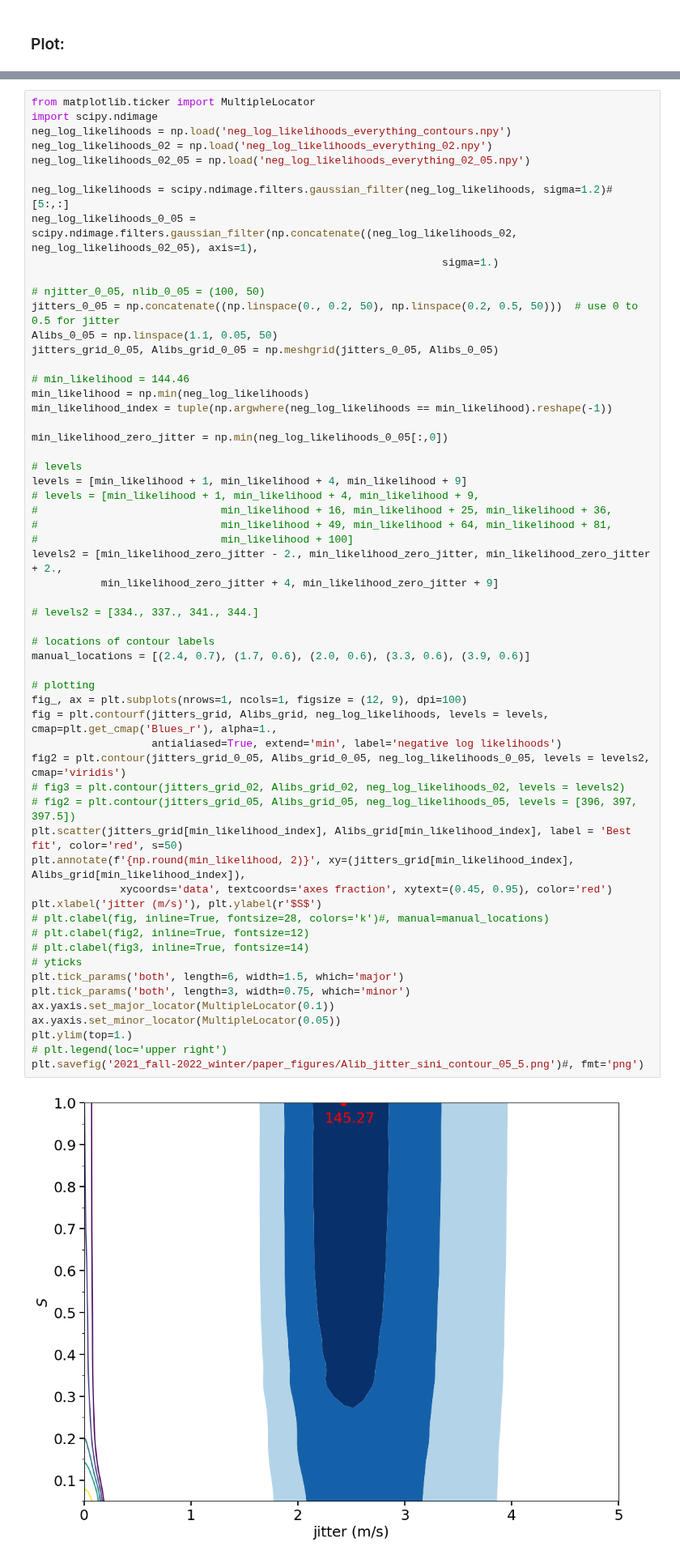
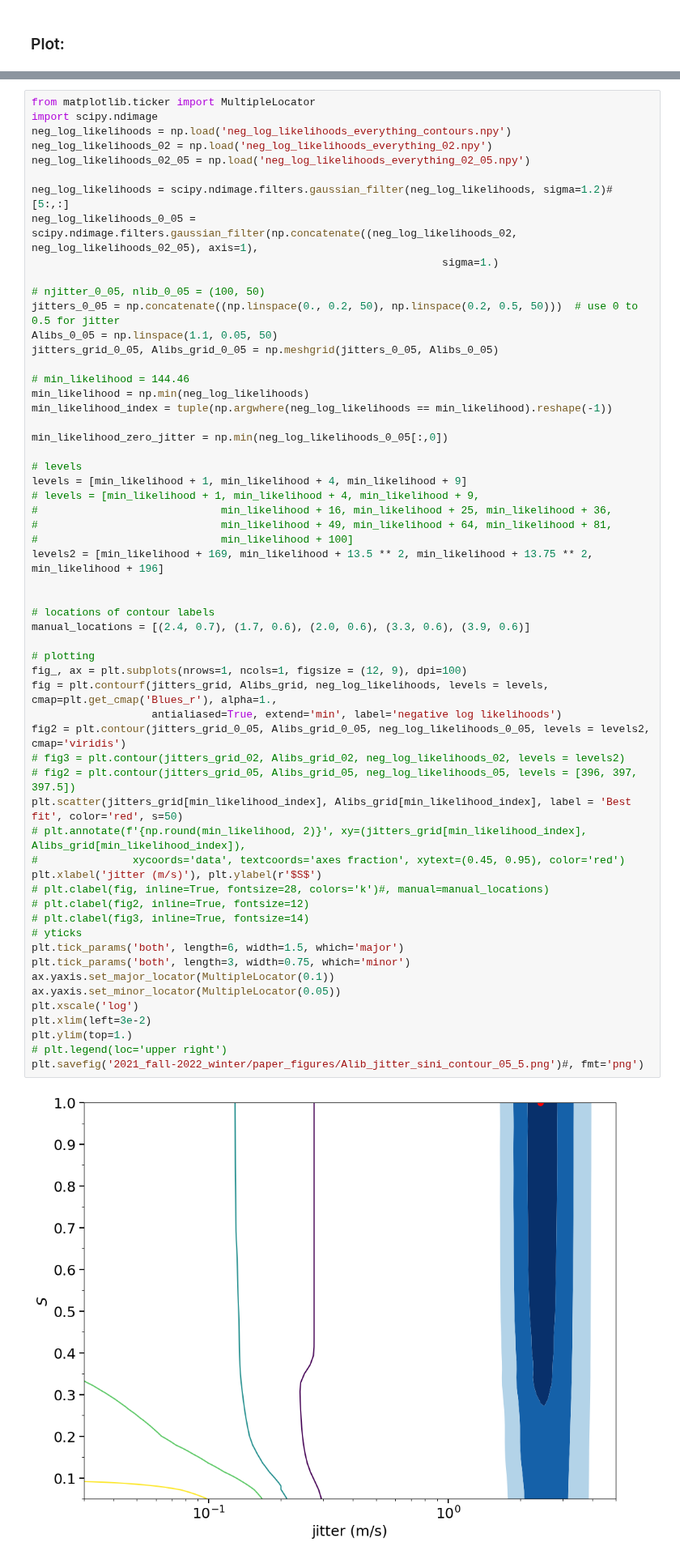
Before and after one commit to ia-chow/SURF2022, a Jupyter notebook: SURF/hd45364_jitter_sini_EDITED.ipynb, the cells around one changed output, grey strips where cells are left out. Shown at 81% size. Saved outputs shown, nothing was run; the diff lists cells and outputs as text.

Commit message:
updated contour plot AGAIN, hopefully only minor changes left and this is really the last time

```diff
--- a/SURF/hd45364_jitter_sini_EDITED.ipynb
+++ b/SURF/hd45364_jitter_sini_EDITED.ipynb
@@ -808,36 +808,36 @@ levels = [min_likelihood + 1, min_likelihood + 4, min_likelihood + 9]
 # levels = [min_likelihood + 1, min_likelihood + 4, min_likelihood + 9,
 #                             min_likelihood + 16, min_likelihood + 25, min_likelihood + 36,
 #                             min_likelihood + 49, min_likelihood + 64, min_likelihood + 81,
 #                             min_likelihood + 100]
-levels2 = [min_likelihood_zero_jitter - 2., min_likelihood_zero_jitter, min_likelihood_zero_jitter + 2.,
-           min_likelihood_zero_jitter + 4, min_likelihood_zero_jitter + 9]
+levels2 = [min_likelihood + 169, min_likelihood + 13.5 ** 2, min_likelihood + 13.75 ** 2, min_likelihood + 196]
 
-# levels2 = [334., 337., 341., 344.]
 
 # locations of contour labels
 manual_locations = [(2.4, 0.7), (1.7, 0.6), (2.0, 0.6), (3.3, 0.6), (3.9, 0.6)]
 
 # plotting
 fig_, ax = plt.subplots(nrows=1, ncols=1, figsize = (12, 9), dpi=100)
 fig = plt.contourf(jitters_grid, Alibs_grid, neg_log_likelihoods, levels = levels, cmap=plt.get_cmap('Blues_r'), alpha=1.,
                    antialiased=True, extend='min', label='negative log likelihoods')
 fig2 = plt.contour(jitters_grid_0_05, Alibs_grid_0_05, neg_log_likelihoods_0_05, levels = levels2, cmap='viridis')
 # fig3 = plt.contour(jitters_grid_02, Alibs_grid_02, neg_log_likelihoods_02, levels = levels2)
 # fig2 = plt.contour(jitters_grid_05, Alibs_grid_05, neg_log_likelihoods_05, levels = [396, 397, 397.5])
 plt.scatter(jitters_grid[min_likelihood_index], Alibs_grid[min_likelihood_index], label = 'Best fit', color='red', s=50)
-plt.annotate(f'{np.round(min_likelihood, 2)}', xy=(jitters_grid[min_likelihood_index], Alibs_grid[min_likelihood_index]),
-              xycoords='data', textcoords='axes fraction', xytext=(0.45, 0.95), color='red')
+# plt.annotate(f'{np.round(min_likelihood, 2)}', xy=(jitters_grid[min_likelihood_index], Alibs_grid[min_likelihood_index]),
+#               xycoords='data', textcoords='axes fraction', xytext=(0.45, 0.95), color='red')
 plt.xlabel('jitter (m/s)'), plt.ylabel(r'$S$')
 # plt.clabel(fig, inline=True, fontsize=28, colors='k')#, manual=manual_locations)
 # plt.clabel(fig2, inline=True, fontsize=12)
 # plt.clabel(fig3, inline=True, fontsize=14)
 # yticks
 plt.tick_params('both', length=6, width=1.5, which='major')
 plt.tick_params('both', length=3, width=0.75, which='minor')
 ax.yaxis.set_major_locator(MultipleLocator(0.1))
 ax.yaxis.set_minor_locator(MultipleLocator(0.05))
+plt.xscale('log')
+plt.xlim(left=3e-2)
 plt.ylim(top=1.)
 # plt.legend(loc='upper right')
 plt.savefig('2021_fall-2022_winter/paper_figures/Alib_jitter_sini_contour_05_5.png')#, fmt='png')
 # %% [output]
-[figure, old version]
+[figure, new version]
```
Also changed, not shown: parts of 1 cell of this notebook, 1 other file.
